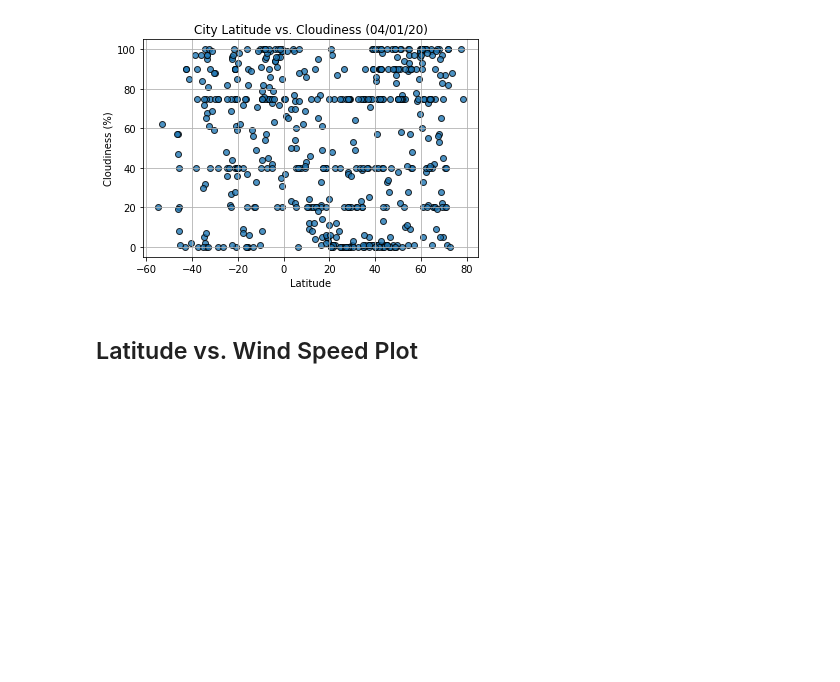
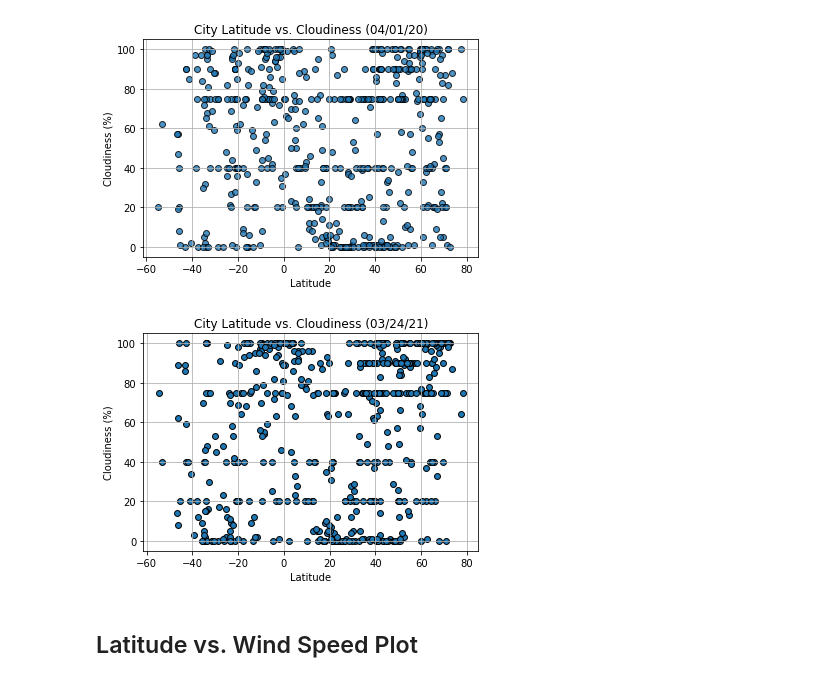
Before and after one commit to danielatuesta55/python-api-challenge, a Jupyter notebook: WeatherPy/WeatherPy-updated.ipynb, the cells around one changed output. Cells and saved outputs as stored; diff of their text form; code cells hidden in the pictures; blank space fills up the shorter version.

```diff
--- a/WeatherPy/WeatherPy-updated.ipynb
+++ b/WeatherPy/WeatherPy-updated.ipynb
@@ -267,6 +267,22 @@ plt.show()
 # %%
 # %% [output]
 [figure]
+# %%
+#Create the scatter plot Latitude vs cloudiness
+plt.scatter(clean_city_data['Lat'], clean_city_data['Cloudiness'], marker = "o", s=35, edgecolors= 'black')
+
+#Create the lables
+plt.title("City Latitude vs. Cloudiness (03/24/21)")
+plt.ylabel("Cloudiness (%)")
+plt.xlabel("Latitude")
+plt.grid(True)
+
+#save image
+plt.savefig("Latitude_vs_Cloudiness.png")
+
+plt.show()
+# %% [output]
+[figure, added]
 # %% [markdown]
 ## Latitude vs. Wind Speed Plot
 # %%
```
Also changed, not shown: parts of 1 cell of this notebook, 2 other files.
